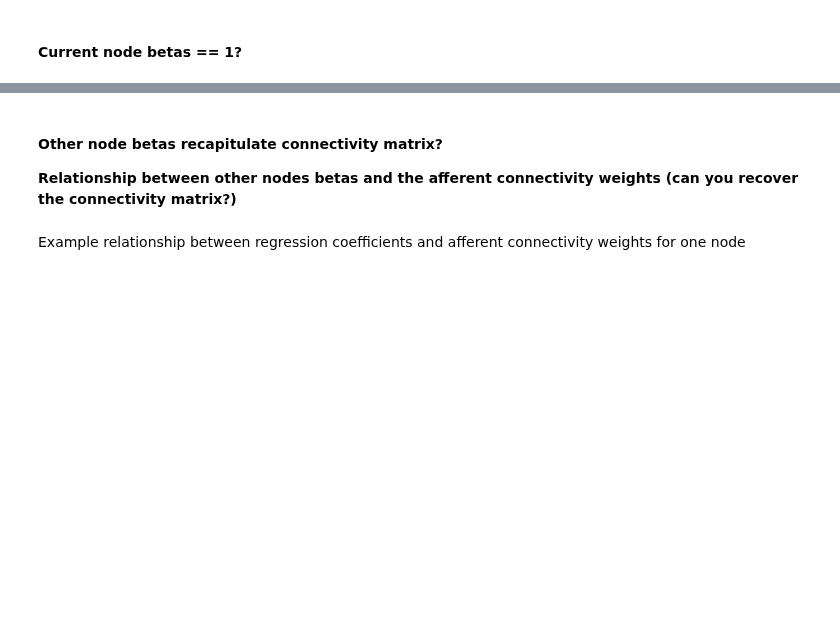
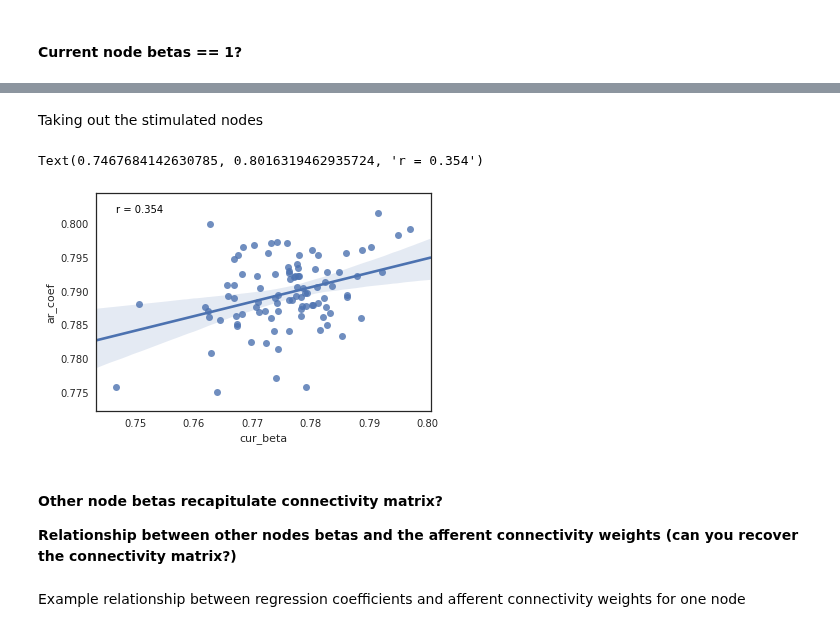
Before and after one commit to zenkavi/DevStudy_FmriNbs, a Jupyter notebook: notebooks/informationtransfermapping/TheoreticalResults/zenkavi_simulation_sandbox.ipynb, the cells around one changed output, grey strips where cells are left out. Cells and saved outputs as stored; diff of their text form; code cells hidden in the pictures; blank space fills up the shorter version.

```diff
--- a/notebooks/informationtransfermapping/TheoreticalResults/zenkavi_simulation_sandbox.ipynb
+++ b/notebooks/informationtransfermapping/TheoreticalResults/zenkavi_simulation_sandbox.ipynb
@@ -571,3 +519,14 @@ Text(0.5, 0, 'GLM coefficient for current node activity')
+# %% [markdown]
+Taking out the stimulated nodes
+# %%
+df = pd.DataFrame(data={'cur_beta':cur_node_betas_cr[8:],
+                       'ar_coef':ar1[8:]})
+
+p = sns.regplot(x='cur_beta', y='ar_coef', data = df)
+p.text(min(cur_node_betas_cr[8:]), max(ar1[8:]), "r = %s"%(str(round(np.corrcoef(cur_node_betas_cr[8:], ar1[8:])[1][0],3))), horizontalalignment='left', color='black')
+# %% [output]
+Text(0.7467684142630785, 0.8016319462935724, 'r = 0.354')
+[figure, added]
 # %% [markdown]
 #### Other node betas recapitulate connectivity matrix?
 
```
Also changed, not shown: parts of 28 cells of this notebook.
